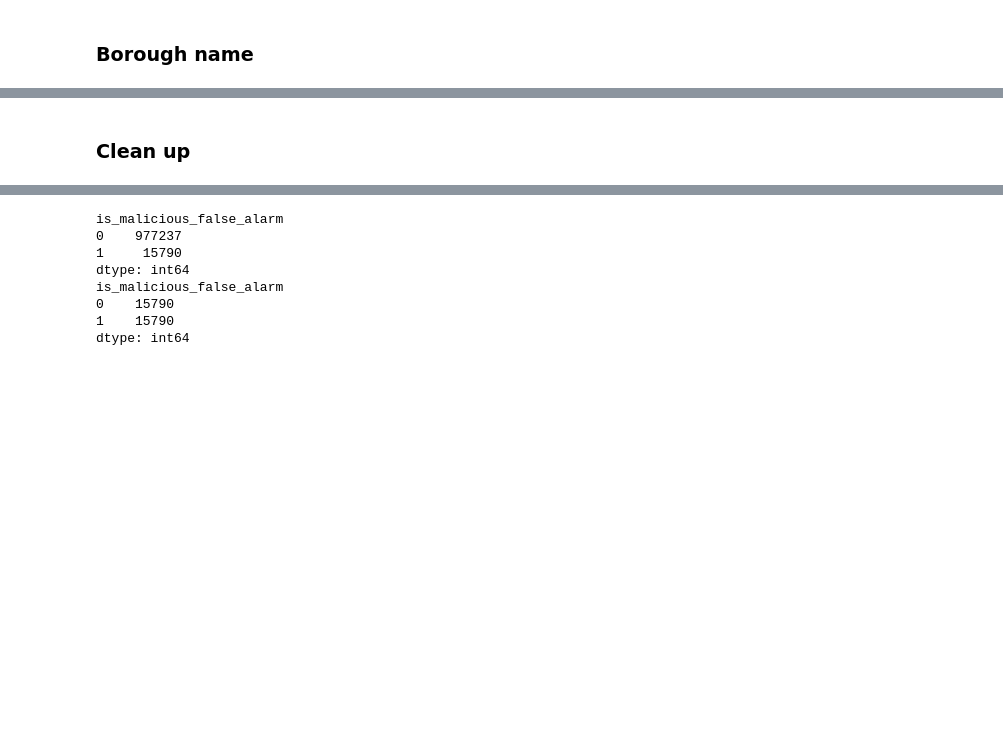
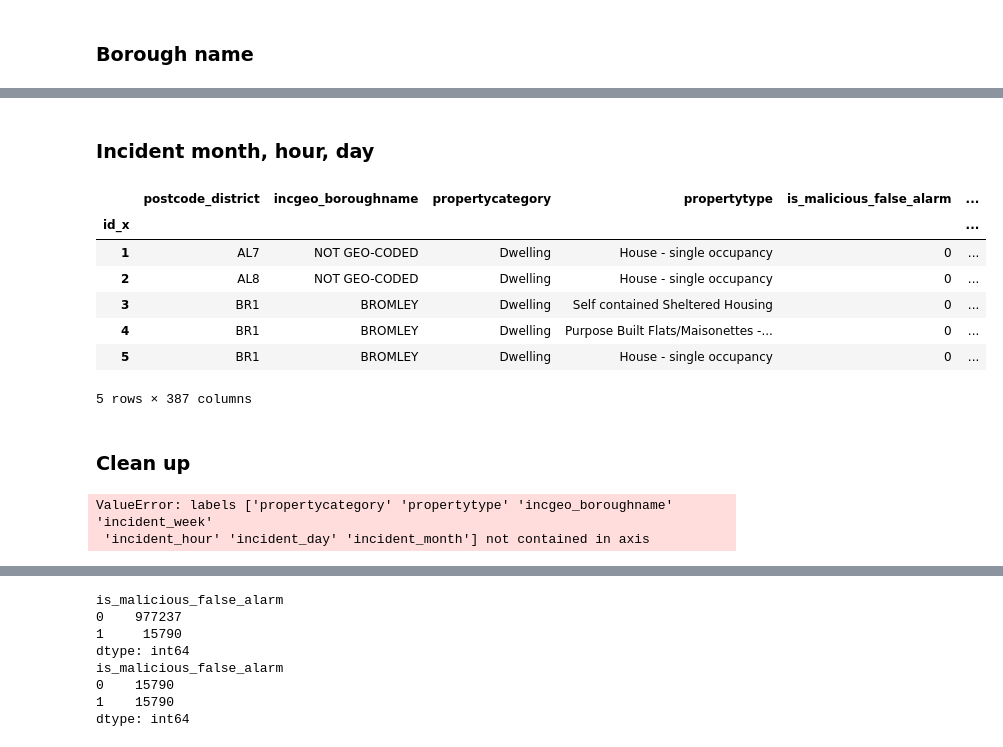
Before and after one commit to GuerrillaAnalytics/proj001_lfb, a Jupyter notebook: wp/wp_005_false_alarm_analysis/01/wp_005_false_alarm_analysis.ipynb, the cells around one changed output, grey strips where cells are left out. Drawn from its saved outputs; the diff is of its cells as text; code cells hidden in the pictures; blank space fills up the shorter version.

```diff
--- a/wp/wp_005_false_alarm_analysis/01/wp_005_false_alarm_analysis.ipynb
+++ b/wp/wp_005_false_alarm_analysis/01/wp_005_false_alarm_analysis.ipynb
@@ -538,6 +545,34 @@ df_algorithm.head()
+# %% [markdown]
+### Incident month, hour, day
+# %%
+# df_week_one_hot = pd.get_dummies( df_algorithm['incident_week'], prefix= 'week')
+# df_algorithm=df_algorithm.join(df_week_one_hot)
+
+df_day_one_hot = pd.get_dummies( df_algorithm['incident_day'], prefix= 'day')
+df_algorithm=df_algorithm.join(df_day_one_hot)
+
+df_hour_one_hot = pd.get_dummies( df_algorithm['incident_hour'], prefix= 'hour')
+df_algorithm=df_algorithm.join(df_hour_one_hot)
+
+df_month_one_hot = pd.get_dummies( df_algorithm['incident_month'], prefix= 'month')
+df_algorithm=df_algorithm.join(df_month_one_hot)
+
+df_algorithm.head()
+# %% [output]
+|  | postcode_district | incgeo_boroughname | propertycategory | propertytype | is_malicious_false_alarm | ... |
+| id_x |  |  |  |  |  | ... |
+| 1 | AL7 | NOT GEO-CODED | Dwelling | House - single occupancy | 0 | ... |
+| 2 | AL8 | NOT GEO-CODED | Dwelling | House - single occupancy | 0 | ... |
+| 3 | BR1 | BROMLEY | Dwelling | Self contained Sheltered Housing | 0 | ... |
+| 4 | BR1 | BROMLEY | Dwelling | Purpose Built Flats/Maisonettes -... | 0 | ... |
+| 5 | BR1 | BROMLEY | Dwelling | House - single occupancy | 0 | ... |
+5 rows × 387 columns
 # %% [markdown]
 ### Clean up
 # %%
-df_algorithm.drop(['propertycategory','propertytype','incgeo_boroughname'], inplace=True,axis=1)
+df_algorithm.drop(['propertycategory','propertytype','postcode_district', 'incgeo_boroughname', 'incident_week', 'incident_hour', 'incident_day', 'incident_month'], inplace=True,axis=1)
 
-df_algorithm.dtypes
+print(df_algorithm.columns)
+# %% [output]
+ValueError: labels ['propertycategory' 'propertytype' 'incgeo_boroughname' 'incident_week'
+ 'incident_hour' 'incident_day' 'incident_month'] not contained in axis
```
Also changed, not shown: parts of 37 cells of this notebook.
